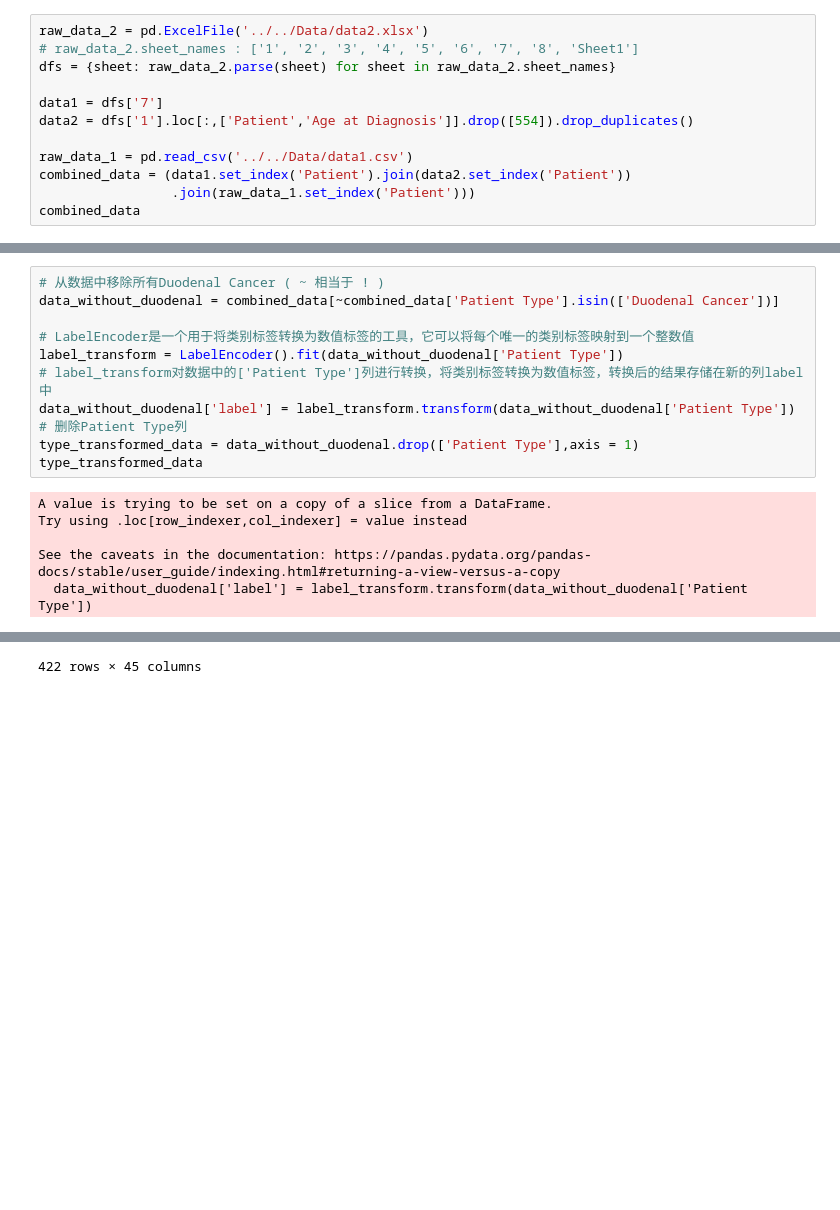
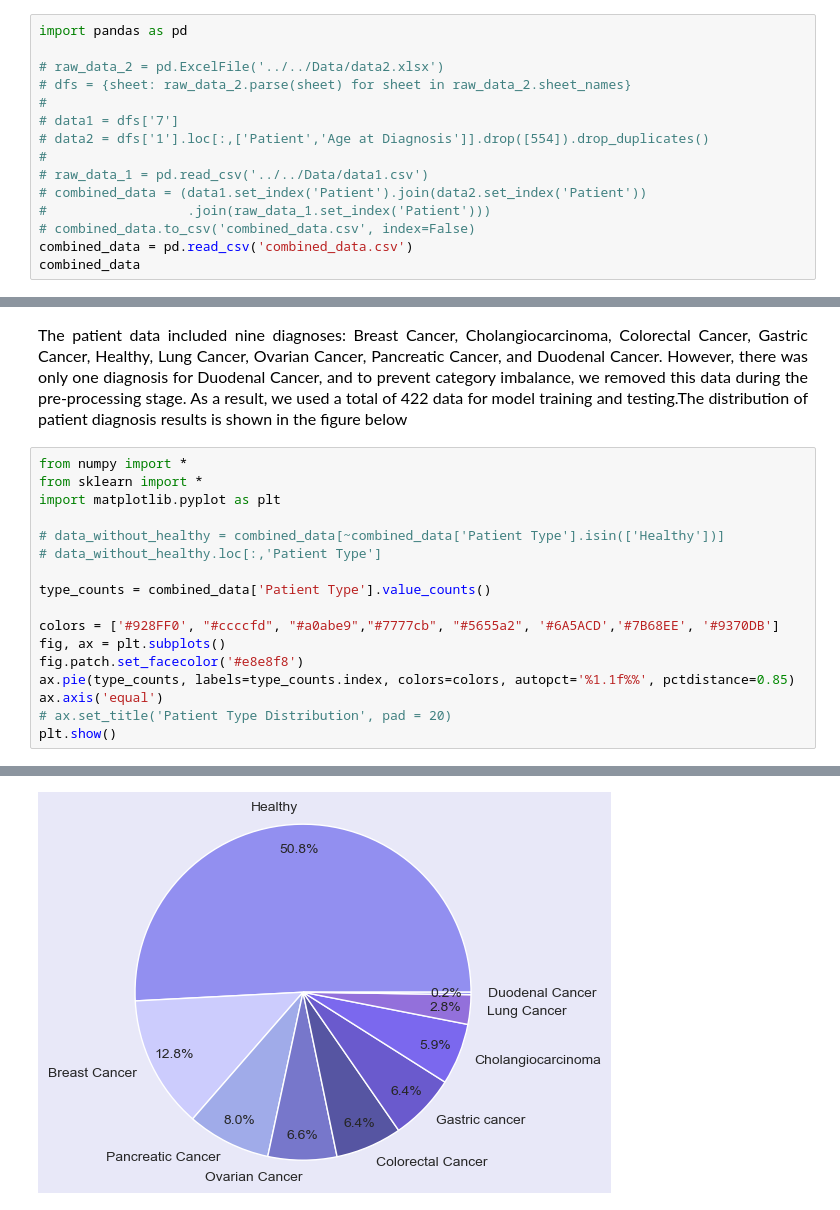
Before and after one commit to wychen-null/CS5483-Project2, a Jupyter notebook: Code/visualization/visual_raw_data.ipynb, the cells around one changed output, grey strips where cells are left out. Saved outputs shown, nothing was run; the diff lists cells and outputs as text; blank space fills up the shorter version.

Commit message:
submit final data

```diff
--- a/Code/visualization/visual_raw_data.ipynb
+++ b/Code/visualization/visual_raw_data.ipynb
@@ -13,13 +31,16 @@ import numpy as np
 # %%
-raw_data_2 = pd.ExcelFile('../../Data/data2.xlsx')
-# raw_data_2.sheet_names : ['1', '2', '3', '4', '5', '6', '7', '8', 'Sheet1']
-dfs = {sheet: raw_data_2.parse(sheet) for sheet in raw_data_2.sheet_names}
+import pandas as pd
 
-data1 = dfs['7']
-data2 = dfs['1'].loc[:,['Patient','Age at Diagnosis']].drop([554]).drop_duplicates()
-
-raw_data_1 = pd.read_csv('../../Data/data1.csv')
-combined_data = (data1.set_index('Patient').join(data2.set_index('Patient'))
-                 .join(raw_data_1.set_index('Patient')))
+# raw_data_2 = pd.ExcelFile('../../Data/data2.xlsx')
+# dfs = {sheet: raw_data_2.parse(sheet) for sheet in raw_data_2.sheet_names}
+#
+# data1 = dfs['7']
+# data2 = dfs['1'].loc[:,['Patient','Age at Diagnosis']].drop([554]).drop_duplicates()
+#
+# raw_data_1 = pd.read_csv('../../Data/data1.csv')
+# combined_data = (data1.set_index('Patient').join(data2.set_index('Patient'))
+#                  .join(raw_data_1.set_index('Patient')))
+# combined_data.to_csv('combined_data.csv', index=False)
+combined_data = pd.read_csv('combined_data.csv')
 combined_data
 # %% [output]
@@ -40,17 +48,22 @@ combined_data
+# %% [markdown]
+<p style="text-align: justify;font-family: Times New Roman; line-height: 1.5;font-size: 16px;">
+The patient data included nine diagnoses: Breast Cancer, Cholangiocarcinoma, Colorectal Cancer, Gastric Cancer, Healthy, Lung Cancer, Ovarian Cancer, Pancreatic Cancer, and Duodenal Cancer. However, there was only one diagnosis for Duodenal Cancer, and to prevent category imbalance, we removed this data during the pre-processing stage. As a result, we used a total of 422 data for model training and testing.The distribution of patient diagnosis results is shown in the figure below
+</p>
 # %%
-# 从数据中移除所有Duodenal Cancer ( ~ 相当于 ! )
-data_without_duodenal = combined_data[~combined_data['Patient Type'].isin(['Duodenal Cancer'])]
+from numpy import *
+from sklearn import *
+import matplotlib.pyplot as plt
 
-# LabelEncoder是一个用于将类别标签转换为数值标签的工具，它可以将每个唯一的类别标签映射到一个整数值
-label_transform = LabelEncoder().fit(data_without_duodenal['Patient Type'])
-# label_transform对数据中的['Patient Type']列进行转换，将类别标签转换为数值标签，转换后的结果存储在新的列label中
-data_without_duodenal['label'] = label_transform.transform(data_without_duodenal['Patient Type'])
-# 删除Patient Type列
-type_transformed_data = data_without_duodenal.drop(['Patient Type'],axis = 1)
-type_transformed_data
+# data_without_healthy = combined_data[~combined_data['Patient Type'].isin(['Healthy'])]
+# data_without_healthy.loc[:,'Patient Type']
+
+type_counts = combined_data['Patient Type'].value_counts()
+
+colors = ['#928FF0', "#ccccfd", "#a0abe9","#7777cb", "#5655a2", '#6A5ACD','#7B68EE', '#9370DB']
+fig, ax = plt.subplots()
+fig.patch.set_facecolor('#e8e8f8')
+ax.pie(type_counts, labels=type_counts.index, colors=colors, autopct='%1.1f%%', pctdistance=0.85)
+ax.axis('equal')
+# ax.set_title('Patient Type Distribution', pad = 20)
+plt.show()
 # %% [output]
-A value is trying to be set on a copy of a slice from a DataFrame.
-Try using .loc[row_indexer,col_indexer] = value instead
-
-See the caveats in the documentation: https://pandas.pydata.org/pandas-docs/stable/user_guide/indexing.html#returning-a-view-versus-a-copy
-  data_without_duodenal['label'] = label_transform.transform(data_without_duodenal['Patient Type'])
@@ -70 +70 @@ See the caveats in the documentation: https://pandas.pydata.org/pandas-docs/stab
-422 rows × 45 columns
+[figure, added]
```
Also changed, not shown: parts of 23 cells of this notebook, 37 other files.
